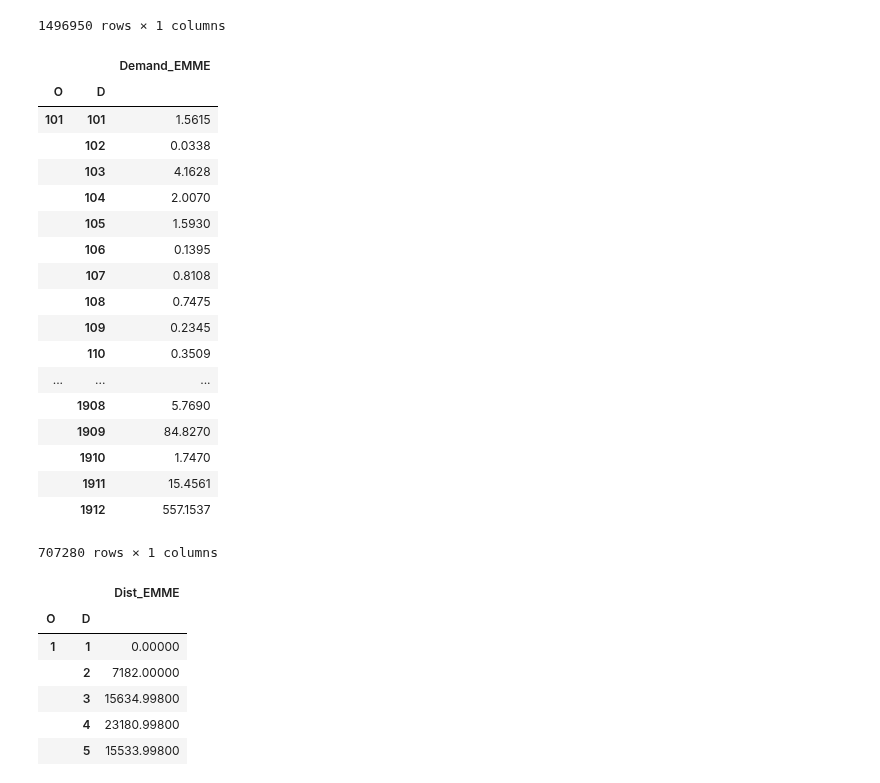
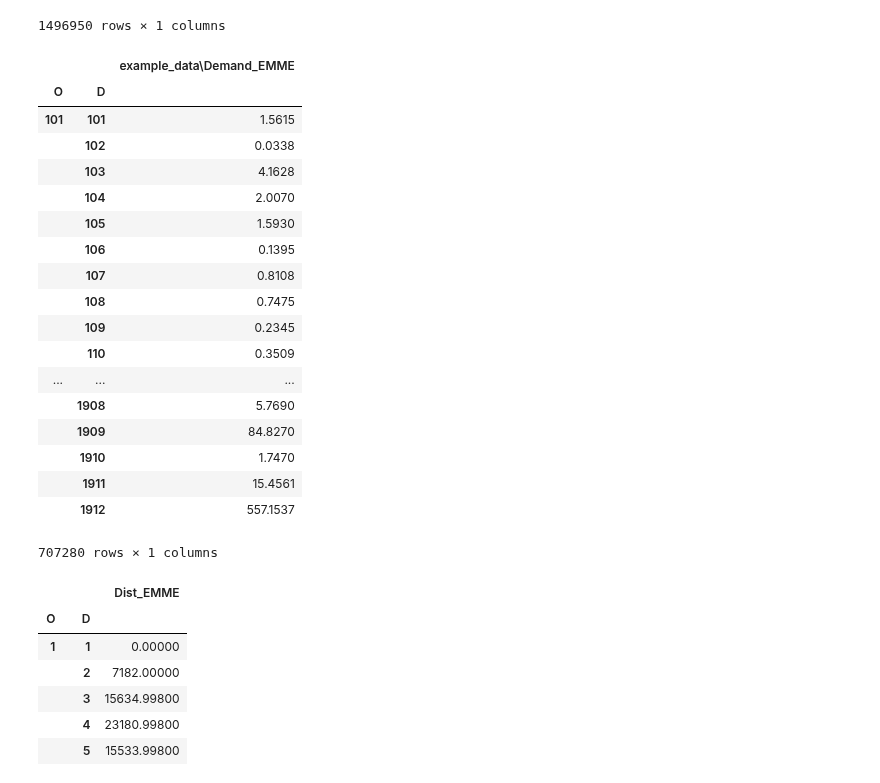
Before and after one commit to jabellcu/TPlanning_matrices, a Jupyter notebook: MatrixExamples.ipynb, the cells around one changed output. Saved outputs shown, nothing was run; the diff lists cells and outputs as text; code cells hidden in the pictures.

```diff
--- a/MatrixExamples.ipynb
+++ b/MatrixExamples.ipynb
@@ -242,10 +242,10 @@ ex_skimdist
 |  | 8000 | 61044.99609 |
 1496950 rows × 1 columns
 # %%
-DEMMAND = Matrix.read_EMME('Demand_EMME.txt')
+DEMMAND = Matrix.read_EMME('example_data\Demand_EMME.txt')
 DEMMAND
 # %% [output]
-|  |  | Demand_EMME |
+|  |  | example_data\Demand_EMME |
 | O | D |  |
 | 101 | 101 | 1.5615 |
 |  | 102 | 0.0338 |
```
Also changed, not shown: parts of 3 cells of this notebook, 14 other files.
